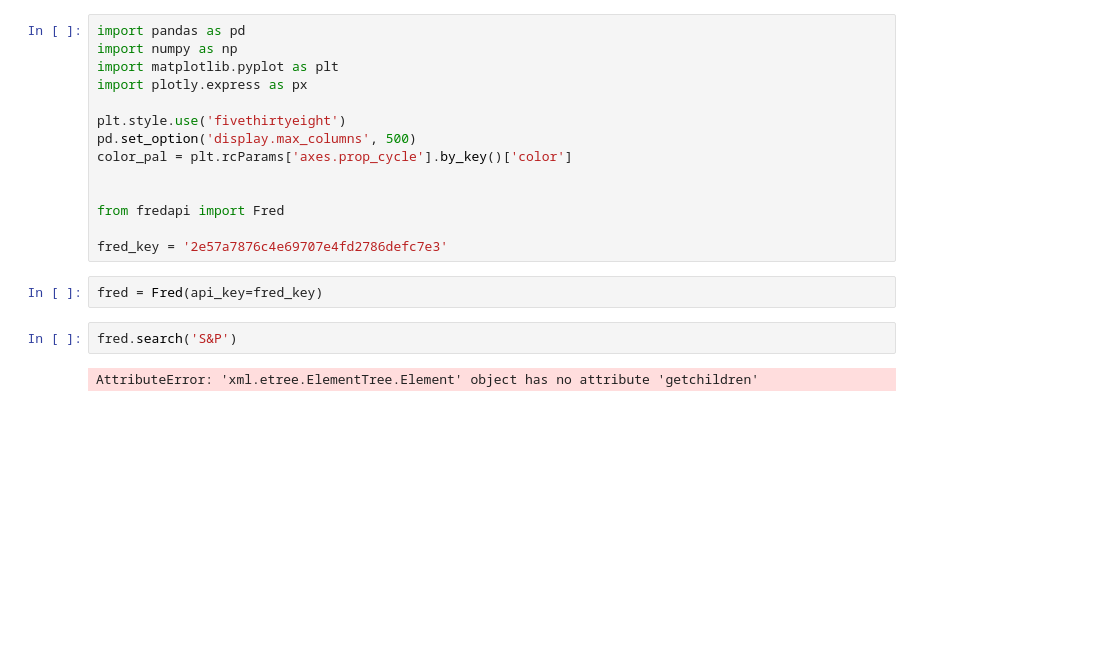
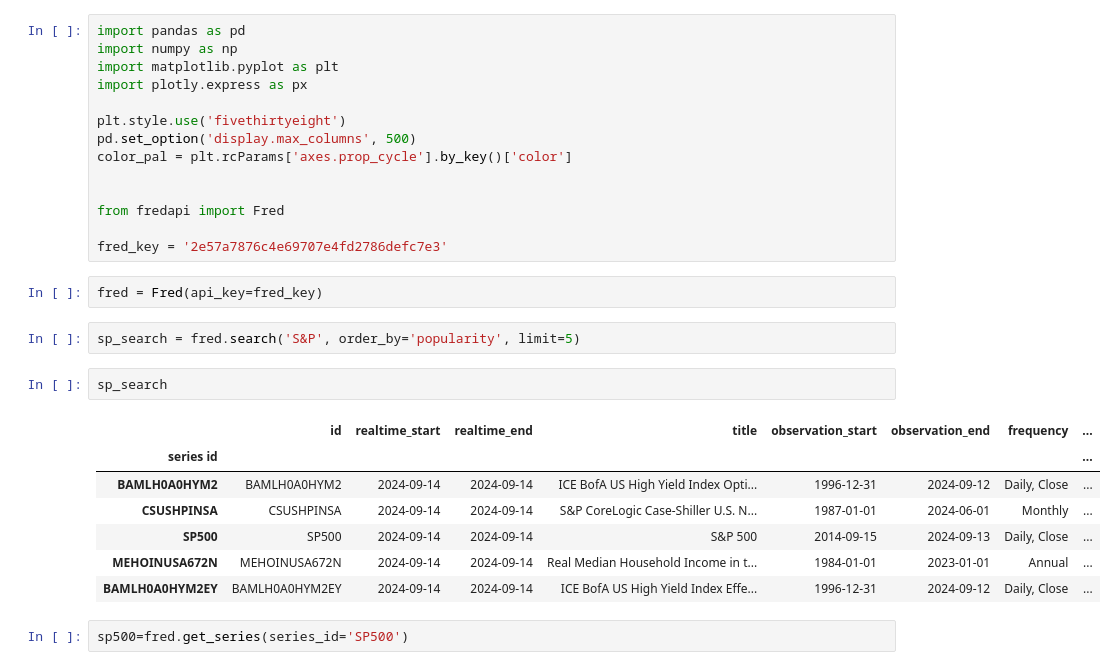
Before and after one commit to vasantsaladi/economic_data_analysis, a Jupyter notebook: econ_anal.ipynb, the cells around one changed output. Cells and saved outputs as stored; diff of their text form; blank space fills up the shorter version.

```diff
--- a/econ_anal.ipynb
+++ b/econ_anal.ipynb
@@ -15,6 +15,16 @@ fred_key = '2e57a7876c4e69707e4fd2786defc7e3'
 # %%
 fred = Fred(api_key=fred_key)
 # %%
-fred.search('S&P')
+sp_search = fred.search('S&P', order_by='popularity', limit=5)
-# %% [output]
-AttributeError: 'xml.etree.ElementTree.Element' object has no attribute 'getchildren'
+# %%
+sp_search
+# %% [output]
+|  | id | realtime_start | realtime_end | title | observation_start | observation_end | frequency | ... |
+| series id |  |  |  |  |  |  |  | ... |
+| BAMLH0A0HYM2 | BAMLH0A0HYM2 | 2024-09-14 | 2024-09-14 | ICE BofA US High Yield Index Opti... | 1996-12-31 | 2024-09-12 | Daily, Close | ... |
+| CSUSHPINSA | CSUSHPINSA | 2024-09-14 | 2024-09-14 | S&P CoreLogic Case-Shiller U.S. N... | 1987-01-01 | 2024-06-01 | Monthly | ... |
+| SP500 | SP500 | 2024-09-14 | 2024-09-14 | S&P 500 | 2014-09-15 | 2024-09-13 | Daily, Close | ... |
+| MEHOINUSA672N | MEHOINUSA672N | 2024-09-14 | 2024-09-14 | Real Median Household Income in t... | 1984-01-01 | 2023-01-01 | Annual | ... |
+| BAMLH0A0HYM2EY | BAMLH0A0HYM2EY | 2024-09-14 | 2024-09-14 | ICE BofA US High Yield Index Effe... | 1996-12-31 | 2024-09-12 | Daily, Close | ... |
+# %%
+sp500=fred.get_series(series_id='SP500')
```
Also changed, not shown: parts of 6 cells of this notebook.
